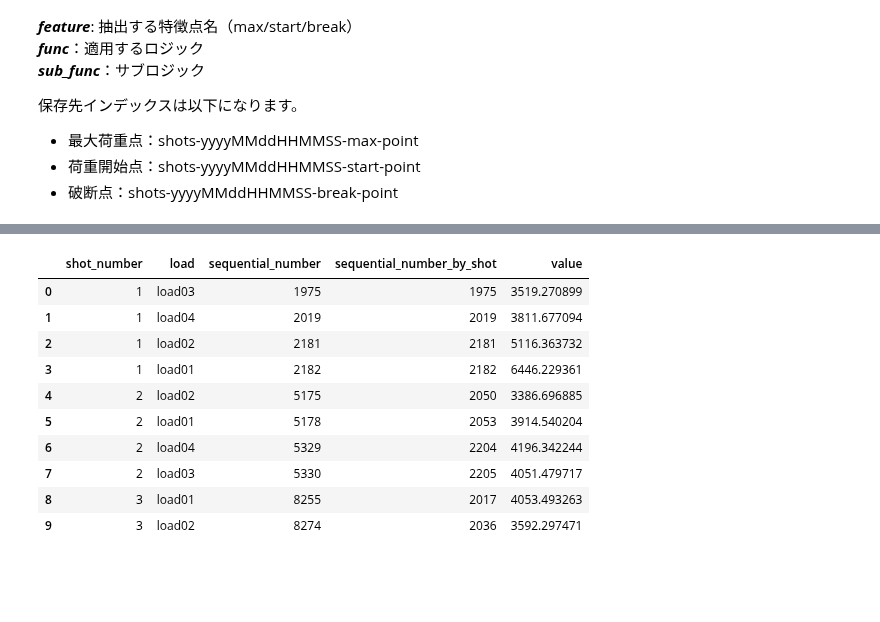
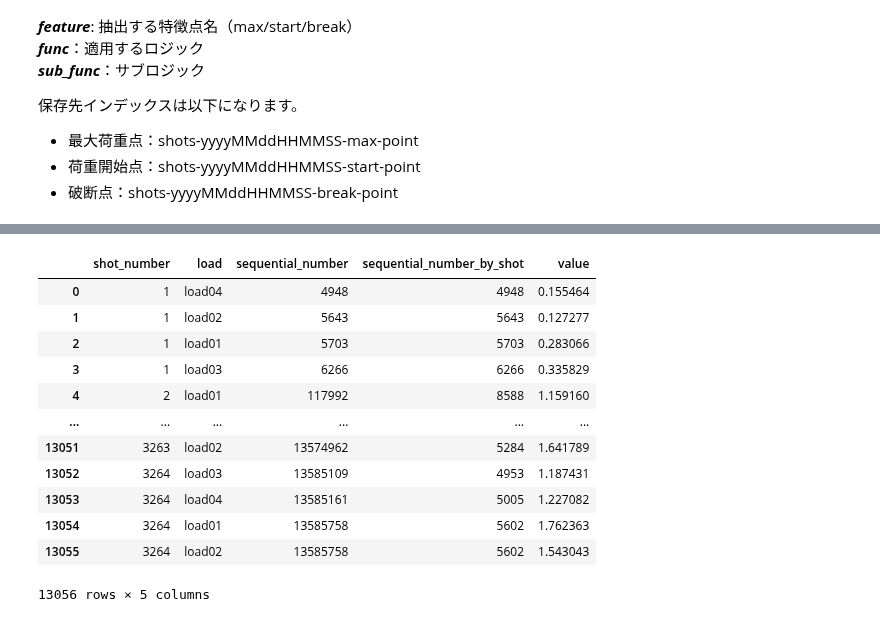
Before and after one commit to ymiyamoto5/data-analysis-platform-bak, a Jupyter notebook: notebooks/analyze.ipynb, the cells around one changed output, grey strips where cells are left out. Saved outputs shown, nothing was run; the diff lists cells and outputs as text; code cells hidden in the pictures; blank space fills up the shorter version.

```diff
--- a/notebooks/analyze.ipynb
+++ b/notebooks/analyze.ipynb
@@ -36,6 +37,7 @@ ElasticManager.show_indices(index="shots-*-data")
 # %%
 # 対象データ設定
-target = "20201201010000"
+#target = "20201201010000"
+target = "20210327141514"
 shots_data_index = "shots-" + target + "-data"
 shots_meta_index = "shots-" + target + "-meta"
 # %% [markdown]
@@ -73,0 +76,3 @@ print(f"ショット数：{len(shots_meta_df)}")
+# %%
+pd.set_option('display.max_rows', 3300)
+shots_meta_df[shots_meta_df.spm > 80]
@@ -116,7 +155,6 @@ print(f"【破断点】　　\n indicies：{break_load_indicies}, values：{brea
 時間目安：10,000,000件読み込みで約3分
 # %%
 # 対象指定
-target = "20201201010000"
 shots_data_index = "shots-" + target + "-data"
 shots_meta_index = "shots-" + target + "-meta"
 # %%
@@ -164,5 +215,5 @@ apply(
 # %%
 max_index = "shots-" + target + "-max-point"
-max_df = dr.multi_process_read_all(max_index)
-max_df.head(10)
+max_df = dr.read_all(max_index)
+max_df
 # %% [output]
@@ -172,14 +223,16 @@ max_df.head(10)
 |  | shot_number | load | sequential_number | sequential_number_by_shot | value |
-| 0 | 1 | load03 | 1975 | 1975 | 3519.270899 |
-| 1 | 1 | load04 | 2019 | 2019 | 3811.677094 |
-| 2 | 1 | load02 | 2181 | 2181 | 5116.363732 |
-| 3 | 1 | load01 | 2182 | 2182 | 6446.229361 |
-| 4 | 2 | load02 | 5175 | 2050 | 3386.696885 |
-| 5 | 2 | load01 | 5178 | 2053 | 3914.540204 |
-| 6 | 2 | load04 | 5329 | 2204 | 4196.342244 |
-| 7 | 2 | load03 | 5330 | 2205 | 4051.479717 |
-| 8 | 3 | load01 | 8255 | 2017 | 4053.493263 |
-| 9 | 3 | load02 | 8274 | 2036 | 3592.297471 |
+| 0 | 1 | load04 | 4948 | 4948 | 0.155464 |
+| 1 | 1 | load02 | 5643 | 5643 | 0.127277 |
+| 2 | 1 | load01 | 5703 | 5703 | 0.283066 |
+| 3 | 1 | load03 | 6266 | 6266 | 0.335829 |
+| 4 | 2 | load01 | 117992 | 8588 | 1.159160 |
+| ... | ... | ... | ... | ... | ... |
+| 13051 | 3263 | load02 | 13574962 | 5284 | 1.641789 |
+| 13052 | 3264 | load03 | 13585109 | 4953 | 1.187431 |
+| 13053 | 3264 | load04 | 13585161 | 5005 | 1.227082 |
+| 13054 | 3264 | load01 | 13585758 | 5602 | 1.762363 |
+| 13055 | 3264 | load02 | 13585758 | 5602 | 1.543043 |
+13056 rows × 5 columns
 # %%
 # 荷重開始点
 apply(
```
Also changed, not shown: parts of 16 cells of this notebook, 11 other files.
